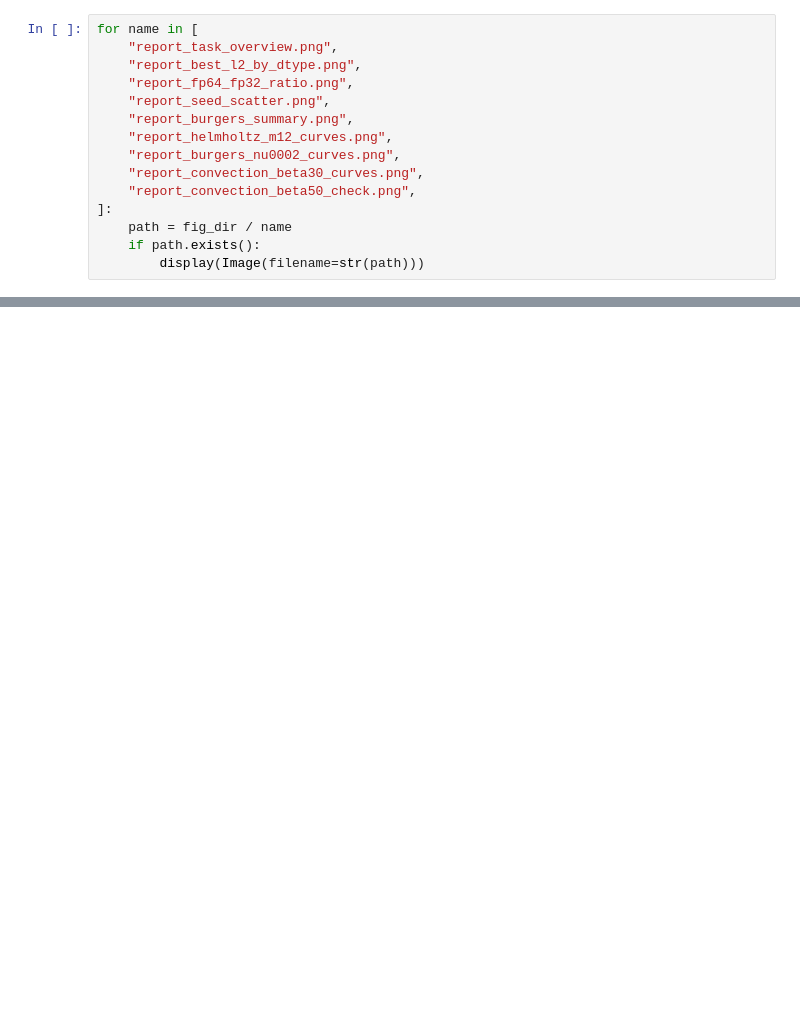
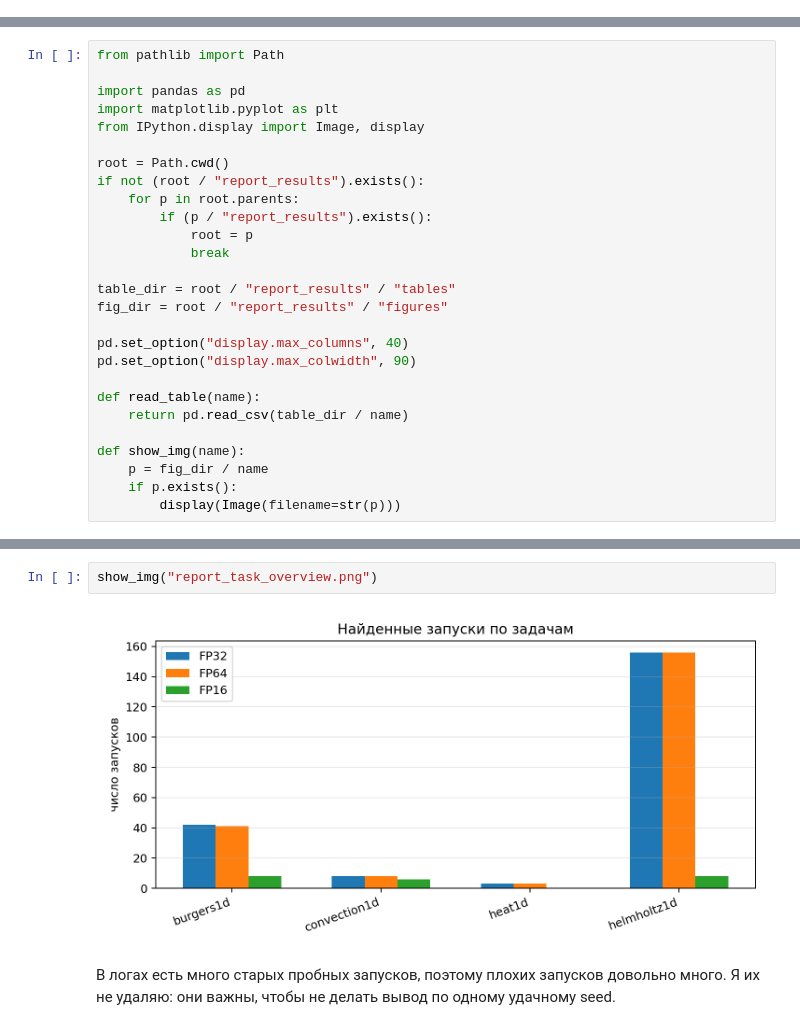
Before and after one commit to masousmen/PINN_course_work, a Jupyter notebook: notebooks/results_summary.ipynb, the cells around one changed output, grey strips where cells are left out. Cells and saved outputs as stored; diff of their text form; blank space fills up the shorter version.

```diff
--- a/notebooks/results_summary.ipynb
+++ b/notebooks/results_summary.ipynb
@@ -318,15 +0,0 @@ Convection beta=50 здесь помечен как `preliminary; needs_check`,
-# %%
-for name in [
-    "report_task_overview.png",
-    "report_best_l2_by_dtype.png",
-    "report_fp64_fp32_ratio.png",
-    "report_seed_scatter.png",
-    "report_burgers_summary.png",
-    "report_helmholtz_m12_curves.png",
-    "report_burgers_nu0002_curves.png",
-    "report_convection_beta30_curves.png",
-    "report_convection_beta50_check.png",
-]:
-    path = fig_dir / name
-    if path.exists():
-        display(Image(filename=str(path)))
@@ -388,0 +3,27 @@ FP16 check можно запускать отдельно, но он не обя
+# %%
+from pathlib import Path
+
+import pandas as pd
+import matplotlib.pyplot as plt
+from IPython.display import Image, display
+
+root = Path.cwd()
+if not (root / "report_results").exists():
+    for p in root.parents:
+        if (p / "report_results").exists():
+            root = p
+            break
+
+table_dir = root / "report_results" / "tables"
+fig_dir = root / "report_results" / "figures"
+
+pd.set_option("display.max_columns", 40)
+pd.set_option("display.max_colwidth", 90)
+
+def read_table(name):
+    return pd.read_csv(table_dir / name)
+
+def show_img(name):
+    p = fig_dir / name
+    if p.exists():
+        display(Image(filename=str(p)))
@@ -388,0 +81,6 @@ FP16 check можно запускать отдельно, но он не обя
+# %%
+show_img("report_task_overview.png")
+# %% [output]
+[figure, added]
+# %% [markdown]
+В логах есть много старых пробных запусков, поэтому плохих запусков довольно много. Я их не удаляю: они важны, чтобы не делать вывод по одному удачному seed.
```
Also changed, not shown: parts of 57 cells of this notebook, 47 other files.
